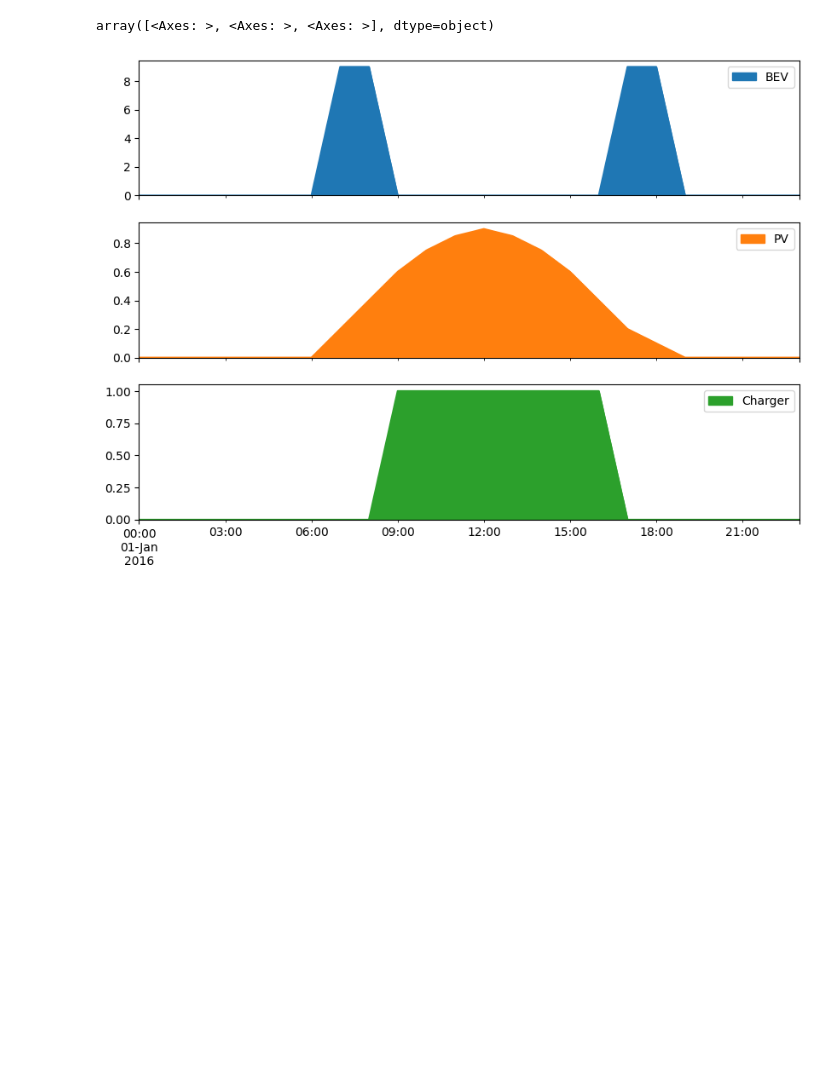
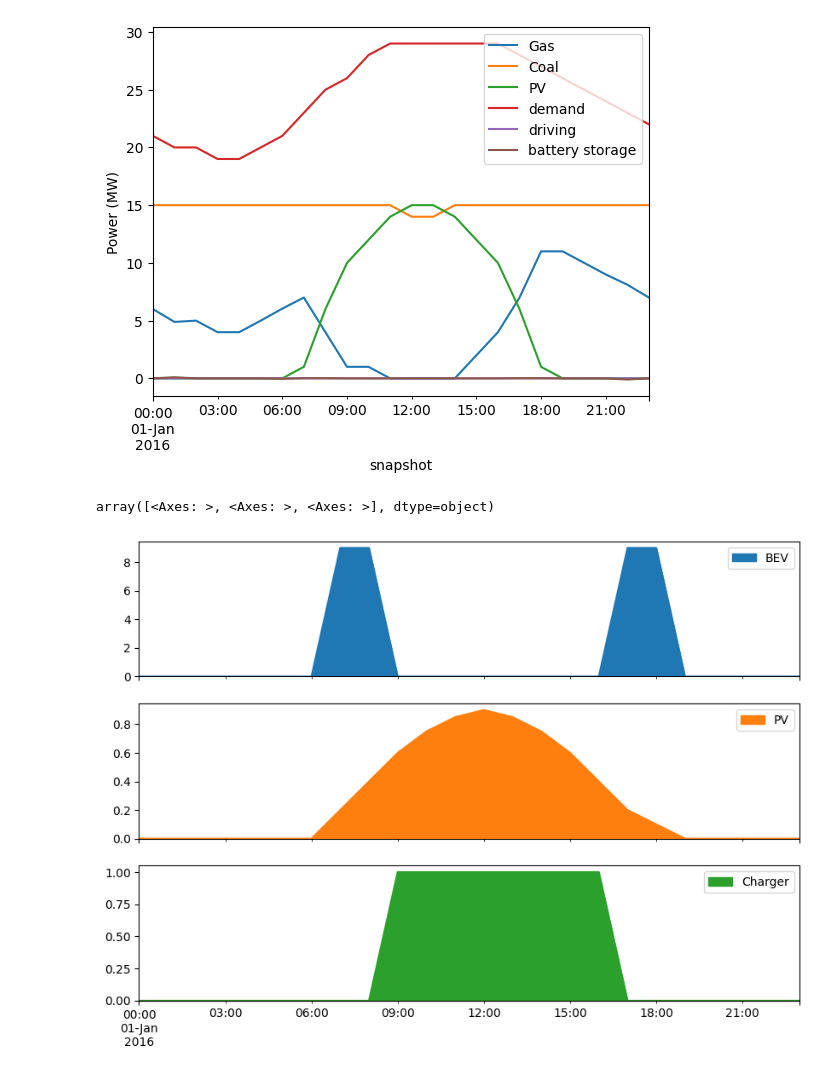
Before and after one commit to eddiesholl/gridsim, a Jupyter notebook: backend/notebooks/pypsa.ipynb, the cells around one changed output. Drawn from its saved outputs; the diff is of its cells as text; code cells hidden in the pictures; blank space fills up the shorter version.

```diff
--- a/backend/notebooks/pypsa.ipynb
+++ b/backend/notebooks/pypsa.ipynb
@@ -25,0 +145,14 @@ charger_p_max_pu["2016-01-01 09:00":"2016-01-01 16:00"] = 1.0
+# %%
+# network.generators_t.p.plot.area(figsize=(9, 4))
+# plt.tight_layout()
+
+fig, ax = plt.subplots()
+
+(network.generators_t.p).plot(ax=ax)
+network.loads_t.p_set.plot(ax=ax)
+network.stores_t.p.plot(ax=ax)
+
+ax.set_ylabel("Power (MW)")
+ax.get_legend().set_title("")
+# %% [output]
+[figure, added]
```
Also changed, not shown: parts of 18 cells of this notebook.
